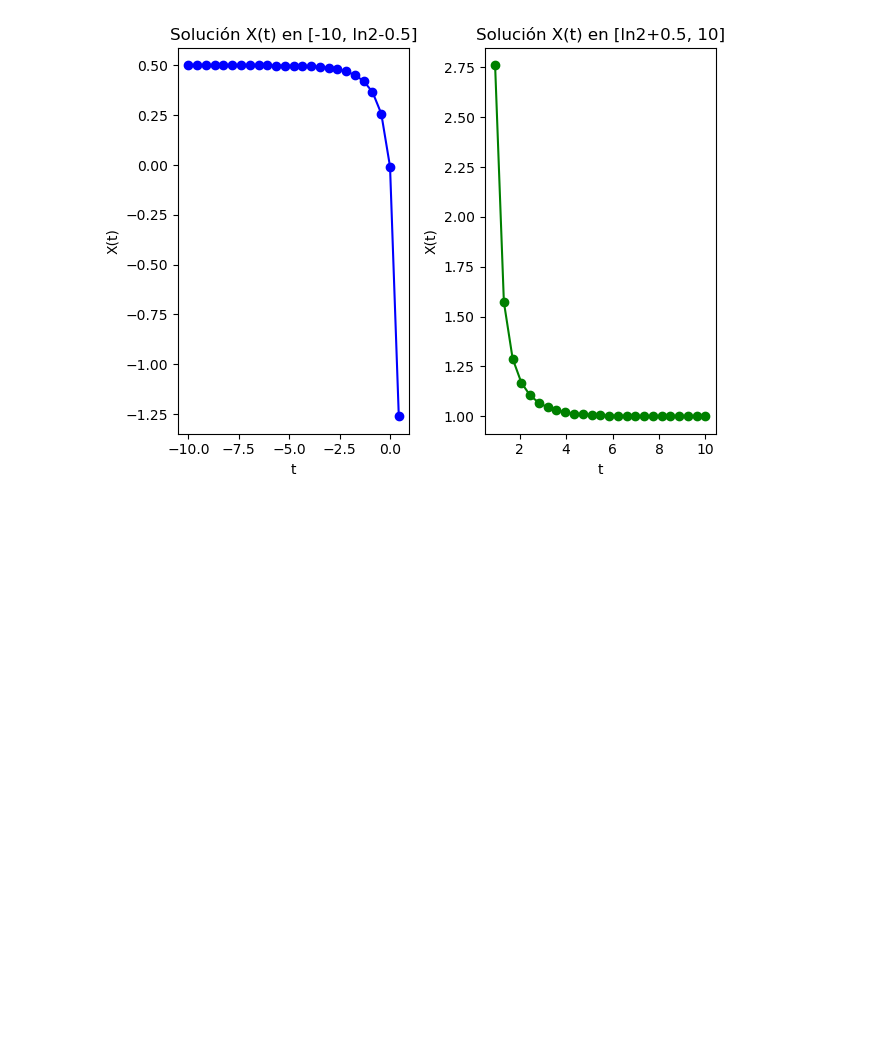
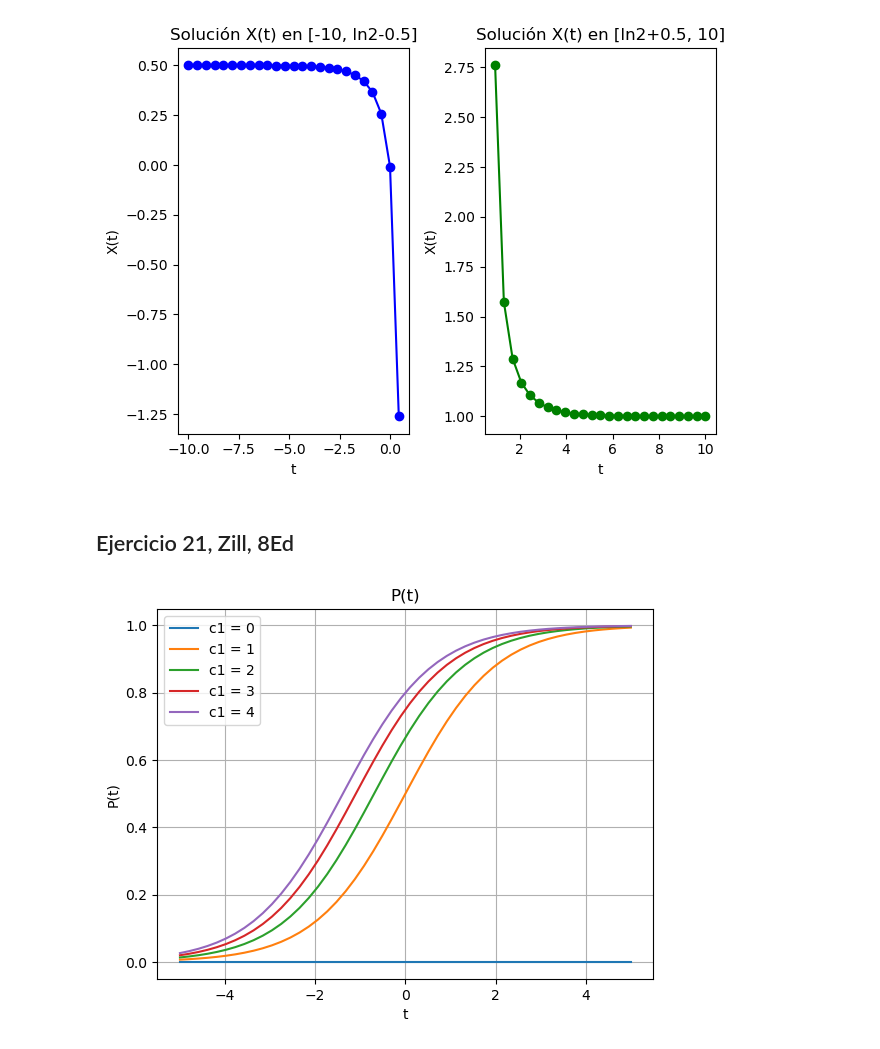
Before and after one commit to jhabriel/edo_fcq_2024, a Jupyter notebook: clase_01.ipynb, the cells around one changed output. Drawn from its saved outputs; the diff is of its cells as text; code cells hidden in the pictures; blank space fills up the shorter version.

```diff
--- a/clase_01.ipynb
+++ b/clase_01.ipynb
@@ -56,3 +56,30 @@ plt.tight_layout()
 plt.show()
 # %% [output]
 [figure]
+# %% [markdown]
+## Ejercicio 21, Zill, 8Ed
+# %%
+# Función
+def P(t, c1):
+    return (c1 * np.exp(t)) / (1 + c1 * np.exp(t))
+
+
+# Analizamos el caso c1 >= 0
+
+fig, ax = plt.subplots()
+
+for c1 in [0, 1, 2, 3, 4]:
+
+    # Valores de variable independiente y dependiente
+    t_vals = np.linspace(-5, 5, 50)
+    P_vals = P(t_vals, c1)
+
+    # Graficamos
+    ax.plot(t_vals, P_vals, label=f"c1 = {c1}")
+
+ax.set(xlabel='t', ylabel='P(t)', title="P(t)")
+ax.grid()
+ax.legend()
+plt.show()
+# %% [output]
+[figure, added]
```
Also changed, not shown: parts of 2 cells of this notebook.
